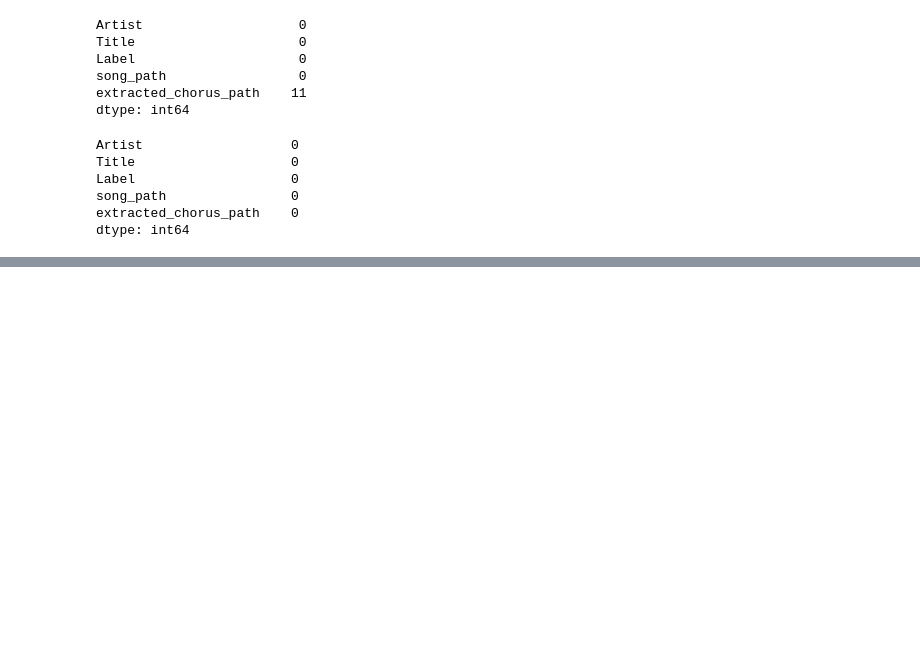
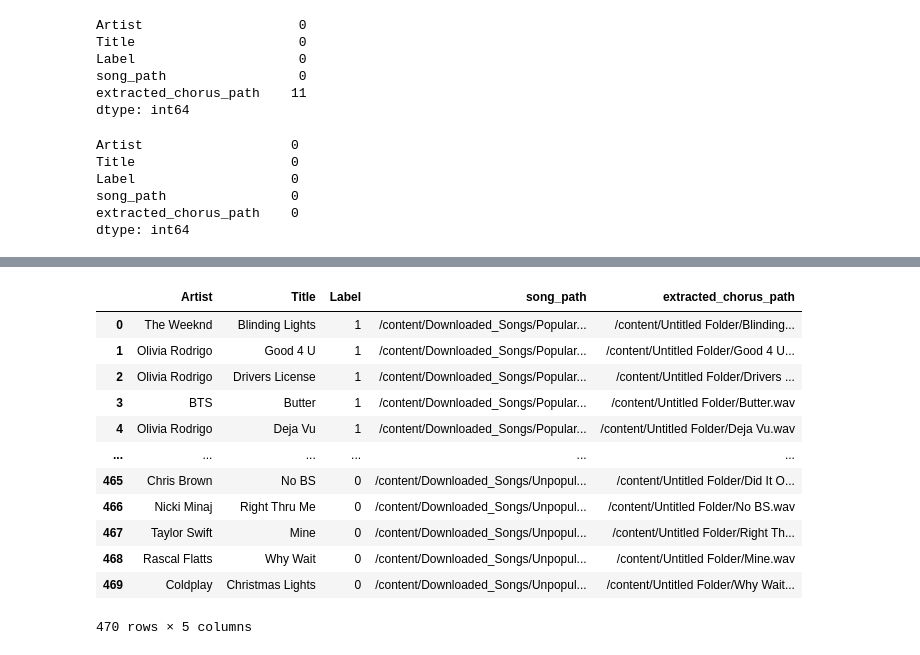
Before and after one commit to Nourhan-Adell/Data_Science_Projects, a Jupyter notebook: Billboard_Hit_Songs_Project/Extract_Chorus.ipynb, the cells around one changed output, grey strips where cells are left out. Saved outputs shown, nothing was run; the diff lists cells and outputs as text; code cells hidden in the pictures; blank space fills up the shorter version.

```diff
--- a/Billboard_Hit_Songs_Project/Extract_Chorus.ipynb
+++ b/Billboard_Hit_Songs_Project/Extract_Chorus.ipynb
@@ -153,0 +175,20 @@ data1.to_csv('extracted_chorus.csv', index=False)
+# %%
+#load dataset
+import os
+data = pd.read_csv('extracted_chorus.csv')
+df = data.copy()
+df
+# %% [output]
+|  | Artist | Title | Label | song_path | extracted_chorus_path |
+| 0 | The Weeknd | Blinding Lights | 1 | /content/Downloaded_Songs/Popular... | /content/Untitled Folder/Blinding... |
+| 1 | Olivia Rodrigo | Good 4 U | 1 | /content/Downloaded_Songs/Popular... | /content/Untitled Folder/Good 4 U... |
+| 2 | Olivia Rodrigo | Drivers License | 1 | /content/Downloaded_Songs/Popular... | /content/Untitled Folder/Drivers ... |
+| 3 | BTS | Butter | 1 | /content/Downloaded_Songs/Popular... | /content/Untitled Folder/Butter.wav |
+| 4 | Olivia Rodrigo | Deja Vu | 1 | /content/Downloaded_Songs/Popular... | /content/Untitled Folder/Deja Vu.wav |
+| ... | ... | ... | ... | ... | ... |
+| 465 | Chris Brown | No BS | 0 | /content/Downloaded_Songs/Unpopul... | /content/Untitled Folder/Did It O... |
+| 466 | Nicki Minaj | Right Thru Me | 0 | /content/Downloaded_Songs/Unpopul... | /content/Untitled Folder/No BS.wav |
+| 467 | Taylor Swift | Mine | 0 | /content/Downloaded_Songs/Unpopul... | /content/Untitled Folder/Right Th... |
+| 468 | Rascal Flatts | Why Wait | 0 | /content/Downloaded_Songs/Unpopul... | /content/Untitled Folder/Mine.wav |
+| 469 | Coldplay | Christmas Lights | 0 | /content/Downloaded_Songs/Unpopul... | /content/Untitled Folder/Why Wait... |
+470 rows × 5 columns
```
Also changed, not shown: parts of 13 cells of this notebook.
